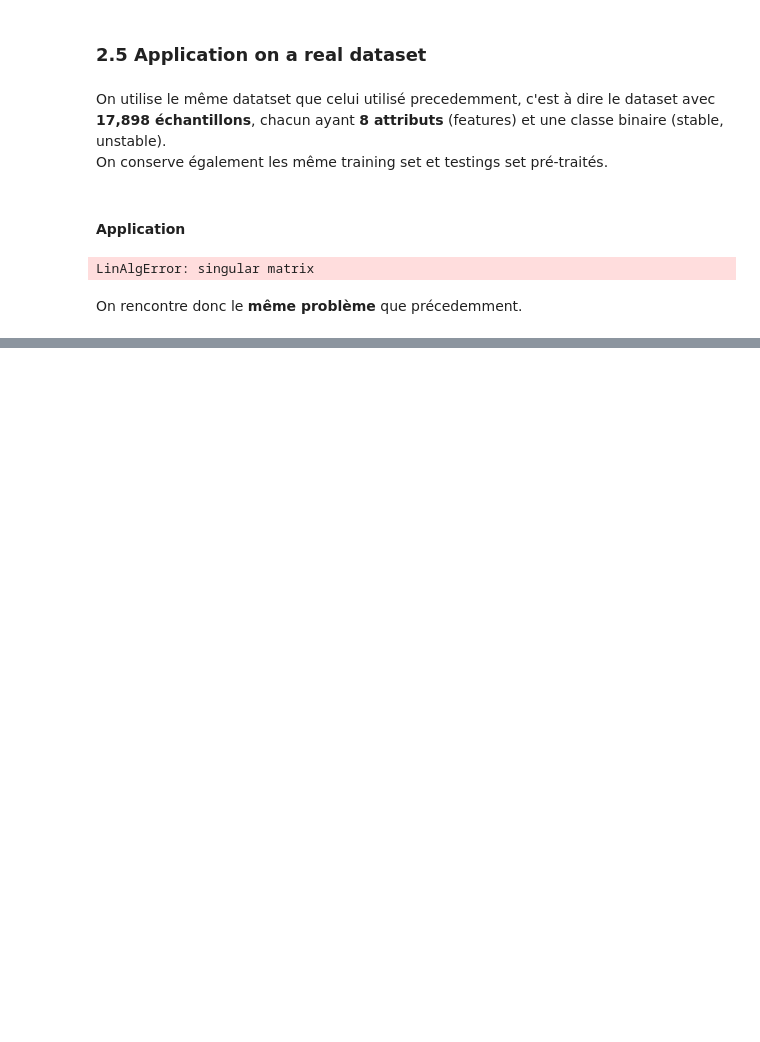
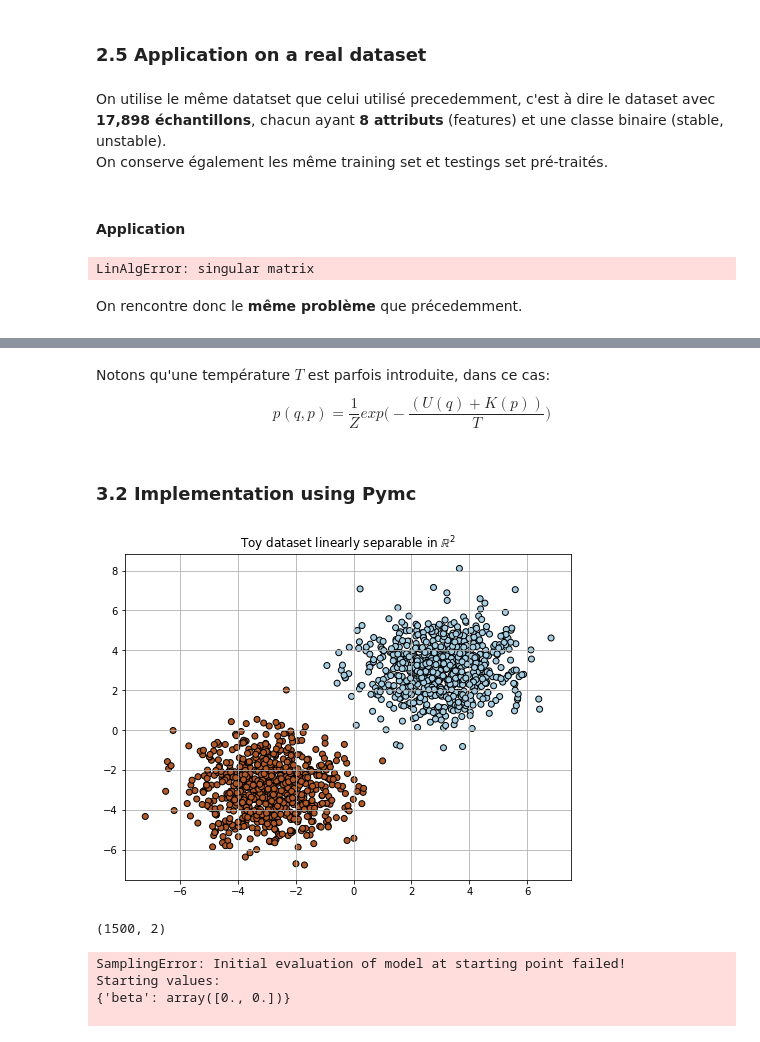
Before and after one commit to LouisBouvier/BML_Stochastic_Langevin_Dynamics, a Jupyter notebook: bayes_logreg_laplace.ipynb, the cells around one changed output, grey strips where cells are left out. Cells and saved outputs as stored; diff of their text form; code cells hidden in the pictures; blank space fills up the shorter version.

Commit message:
introduced Hamiltonian MCMC and tested NUTS from Pymc on the toy example of logistic regression

```diff
--- a/bayes_logreg_laplace.ipynb
+++ b/bayes_logreg_laplace.ipynb
@@ -1274,0 +1307,5 @@ On rencontre donc le **même problème** que précedemment.
+# %% [markdown]
+Notons qu'une température $T$ est parfois introduite, dans ce cas:
+$$ p(q,p) = \frac {1}{Z} exp\bigg(-\frac{(U(q)+K(p))}{T}\bigg)$$
+# %% [markdown]
+### 3.2 Implementation using Pymc
@@ -1274,0 +1315,17 @@ On rencontre donc le **même problème** que précedemment.
+# %%
+# load linearly separable dataset
+X, y = make_blobs(n_samples=1500, centers=[(-3,-3),(3,3)], cluster_std=1.3, n_features=2, random_state=42)
+y = 2 * y - 1
+
+# visualize dataset
+plt.figure(figsize=(8,6))
+plt.scatter(X[:, 0], X[:, 1], c=y, cmap='Paired_r', edgecolors='k')
+plt.title("Toy dataset linearly separable in $\mathbb{R}^2$")
+plt.grid()
+plt.show()
+# %% [output]
+[figure, added]
+# %%
+print(X.shape)
+# %% [output]
+(1500, 2)
@@ -1274,0 +1345,7 @@ On rencontre donc le **même problème** que précedemment.
+# %%
+trace_ = get_mcmc_sample_for_laplace_prior(X,y)
+# %% [output]
+SamplingError: Initial evaluation of model at starting point failed!
+Starting values:
+{'beta': array([0., 0.])}
+
```
Also changed, not shown: parts of 36 cells of this notebook.
